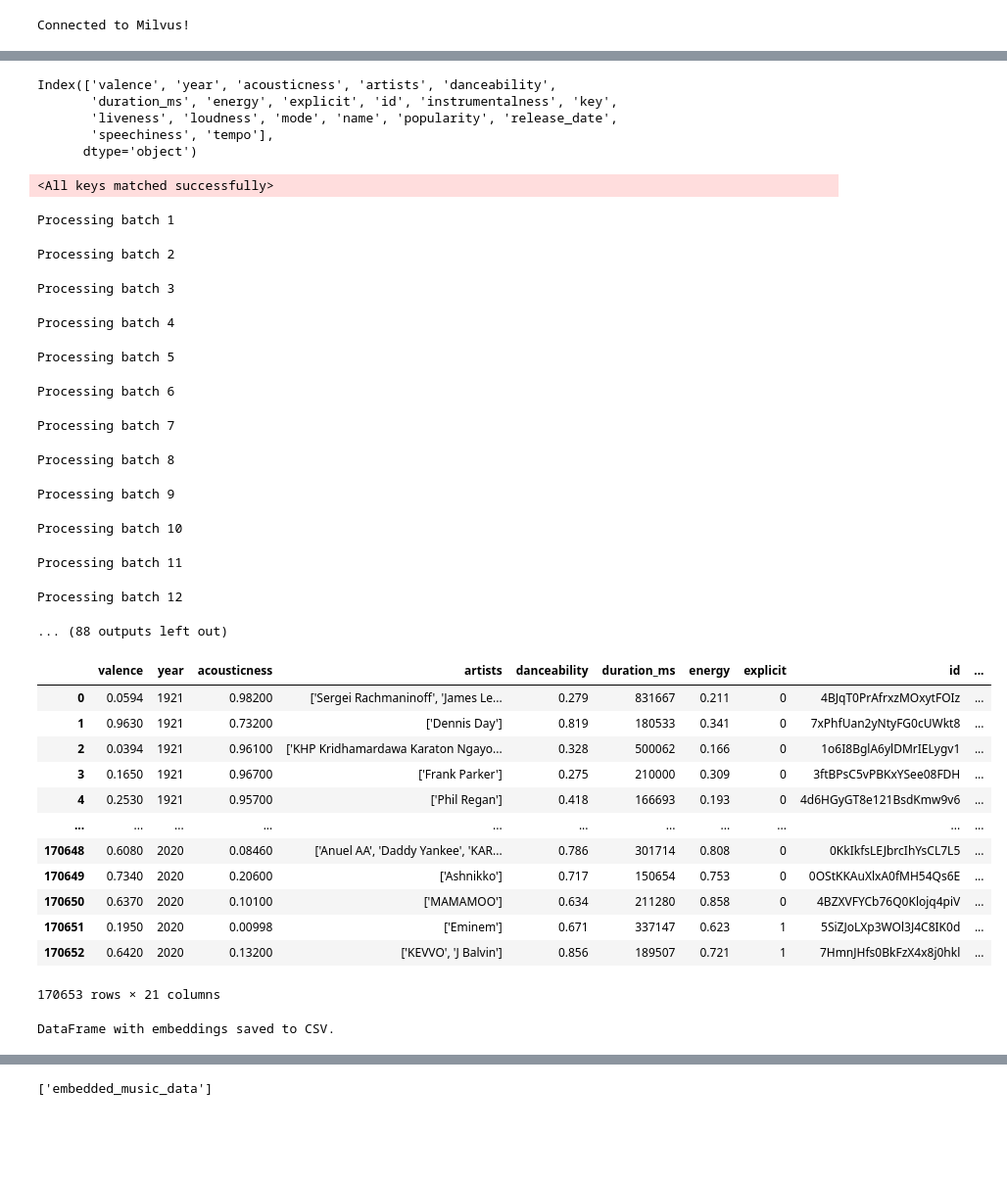
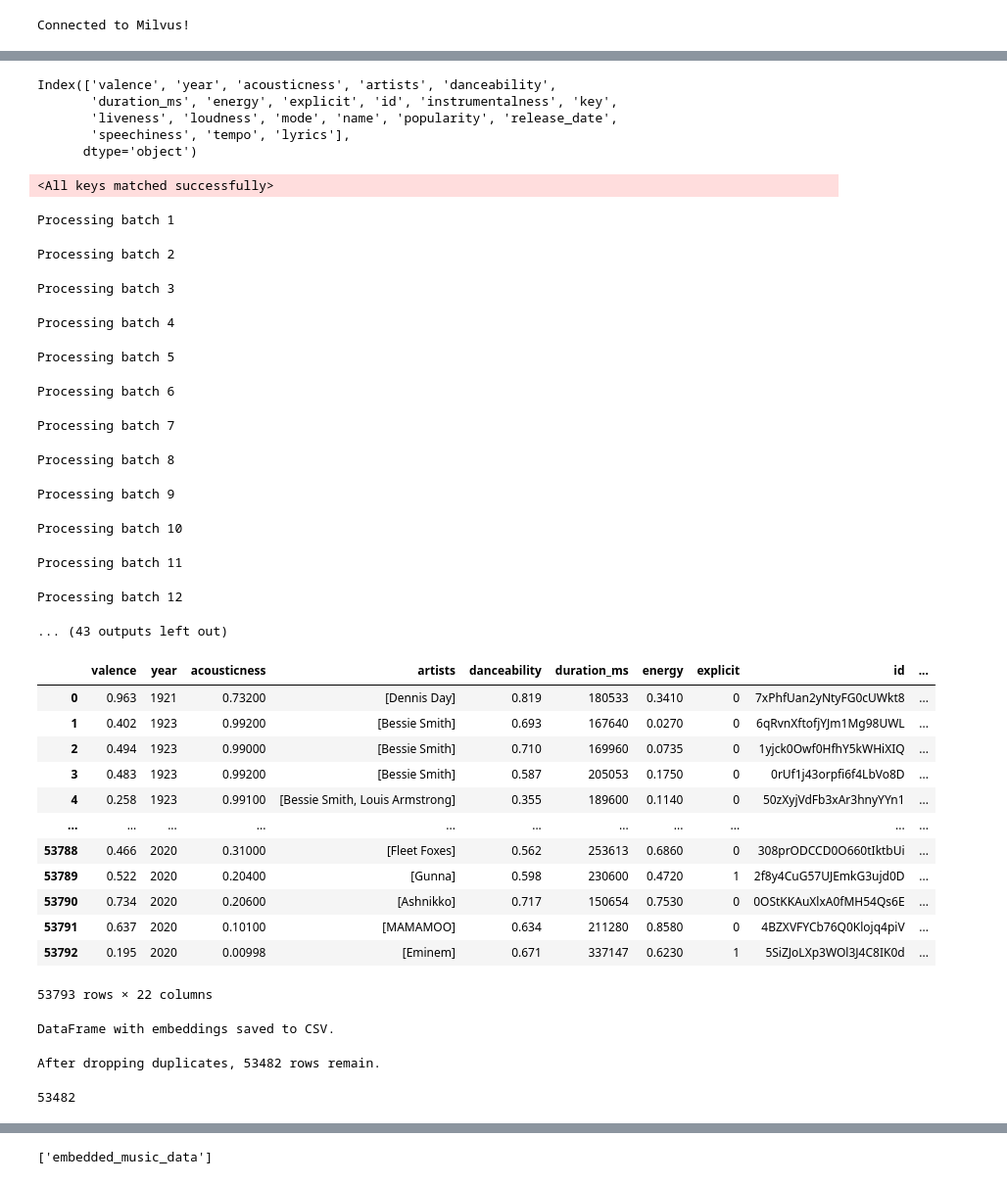
Before and after one commit to devyani-gauri/rhythmodoro, a Jupyter notebook: src/vectordb_creation.ipynb, the cells around one changed output, grey strips where cells are left out. Shown: that part at 98% size. Drawn from its saved outputs; the diff is of its cells as text; code cells hidden in the pictures; blank space fills up the shorter version.

Commit message:
added lyrics from 5m lyrics dataset

```diff
--- a/src/vectordb_creation.ipynb
+++ b/src/vectordb_creation.ipynb
@@ -34,10 +85,12 @@ Loaded dataset with 170653 rows.
+# %%
+filtered_df = filtered_df.drop(columns=['title', 'artist'])
 # %%
-df.columns
+filtered_df.columns
 # %% [output]
 Index(['valence', 'year', 'acousticness', 'artists', 'danceability',
        'duration_ms', 'energy', 'explicit', 'id', 'instrumentalness', 'key',
        'liveness', 'loudness', 'mode', 'name', 'popularity', 'release_date',
-       'speechiness', 'tempo'],
+       'speechiness', 'tempo', 'lyrics'],
       dtype='object')
 # %%
 # Splitting columns into metadata and embedding
@@ -47,7 +100,7 @@ metadata_columns = [
 ]
 
 embedding_columns = [
-    'valence', 'acousticness', 'danceability', 'energy',
+    'name', 'artists', 'valence', 'acousticness', 'danceability', 'energy',
     'instrumentalness', 'liveness', 'loudness', 'speechiness', 'tempo'
 ]
 # %%
@@ -64,18 +117,18 @@ import json
 def row_to_json(row):
     return json.dumps({col: row[col] for col in embedding_columns})
 
-df['embedding_json'] = df.apply(row_to_json, axis=1)
+filtered_df['embedding_json'] = filtered_df.apply(row_to_json, axis=1)
 
 # Batch embedding creation
 batch_size = 1000
-jsons = df['embedding_json'].tolist()
+jsons = filtered_df['embedding_json'].tolist()
 embeddings = []
 for i in range(0, len(jsons), batch_size):
     batch = jsons[i:i+batch_size]
     print(f"Processing batch {i//batch_size + 1}")
     batch_embeds = model.encode(batch, show_progress_bar=True)
     embeddings.extend(batch_embeds)
-df['embedding'] = embeddings
+filtered_df['embedding'] = embeddings
 print("Batch Nomic embeddings added to DataFrame.")
 # %% [output]
 Processing batch 1
@@ -90,21 +143,23 @@ Processing batch 9
 Processing batch 10
 Processing batch 11
 Processing batch 12
-... (88 outputs left out)
+... (43 outputs left out)
+# %%
+filtered_df['embedding'] = embeddings
 # %%
-df
+filtered_df
 # %% [output]
 |  | valence | year | acousticness | artists | danceability | duration_ms | energy | explicit | id | ... |
-| 0 | 0.0594 | 1921 | 0.98200 | ['Sergei Rachmaninoff', 'James Le... | 0.279 | 831667 | 0.211 | 0 | 4BJqT0PrAfrxzMOxytFOIz | ... |
-| 1 | 0.9630 | 1921 | 0.73200 | ['Dennis Day'] | 0.819 | 180533 | 0.341 | 0 | 7xPhfUan2yNtyFG0cUWkt8 | ... |
-| 2 | 0.0394 | 1921 | 0.96100 | ['KHP Kridhamardawa Karaton Ngayo... | 0.328 | 500062 | 0.166 | 0 | 1o6I8BglA6ylDMrIELygv1 | ... |
-| 3 | 0.1650 | 1921 | 0.96700 | ['Frank Parker'] | 0.275 | 210000 | 0.309 | 0 | 3ftBPsC5vPBKxYSee08FDH | ... |
-| 4 | 0.2530 | 1921 | 0.95700 | ['Phil Regan'] | 0.418 | 166693 | 0.193 | 0 | 4d6HGyGT8e121BsdKmw9v6 | ... |
+| 0 | 0.963 | 1921 | 0.73200 | [Dennis Day] | 0.819 | 180533 | 0.3410 | 0 | 7xPhfUan2yNtyFG0cUWkt8 | ... |
+| 1 | 0.402 | 1923 | 0.99200 | [Bessie Smith] | 0.693 | 167640 | 0.0270 | 0 | 6qRvnXftofjYJm1Mg98UWL | ... |
+| 2 | 0.494 | 1923 | 0.99000 | [Bessie Smith] | 0.710 | 169960 | 0.0735 | 0 | 1yjck0Owf0HfhY5kWHiXIQ | ... |
+| 3 | 0.483 | 1923 | 0.99200 | [Bessie Smith] | 0.587 | 205053 | 0.1750 | 0 | 0rUf1j43orpfi6f4LbVo8D | ... |
+| 4 | 0.258 | 1923 | 0.99100 | [Bessie Smith, Louis Armstrong] | 0.355 | 189600 | 0.1140 | 0 | 50zXyjVdFb3xAr3hnyYYn1 | ... |
 | ... | ... | ... | ... | ... | ... | ... | ... | ... | ... | ... |
-| 170648 | 0.6080 | 2020 | 0.08460 | ['Anuel AA', 'Daddy Yankee', 'KAR... | 0.786 | 301714 | 0.808 | 0 | 0KkIkfsLEJbrcIhYsCL7L5 | ... |
-| 170649 | 0.7340 | 2020 | 0.20600 | ['Ashnikko'] | 0.717 | 150654 | 0.753 | 0 | 0OStKKAuXlxA0fMH54Qs6E | ... |
-| 170650 | 0.6370 | 2020 | 0.10100 | ['MAMAMOO'] | 0.634 | 211280 | 0.858 | 0 | 4BZXVFYCb76Q0Klojq4piV | ... |
-| 170651 | 0.1950 | 2020 | 0.00998 | ['Eminem'] | 0.671 | 337147 | 0.623 | 1 | 5SiZJoLXp3WOl3J4C8IK0d | ... |
-| 170652 | 0.6420 | 2020 | 0.13200 | ['KEVVO', 'J Balvin'] | 0.856 | 189507 | 0.721 | 1 | 7HmnJHfs0BkFzX4x8j0hkl | ... |
+| 53788 | 0.466 | 2020 | 0.31000 | [Fleet Foxes] | 0.562 | 253613 | 0.6860 | 0 | 308prODCCD0O660tIktbUi | ... |
+| 53789 | 0.522 | 2020 | 0.20400 | [Gunna] | 0.598 | 230600 | 0.4720 | 1 | 2f8y4CuG57UJEmkG3ujd0D | ... |
+| 53790 | 0.734 | 2020 | 0.20600 | [Ashnikko] | 0.717 | 150654 | 0.7530 | 0 | 0OStKKAuXlxA0fMH54Qs6E | ... |
+| 53791 | 0.637 | 2020 | 0.10100 | [MAMAMOO] | 0.634 | 211280 | 0.8580 | 0 | 4BZXVFYCb76Q0Klojq4piV | ... |
+| 53792 | 0.195 | 2020 | 0.00998 | [Eminem] | 0.671 | 337147 | 0.6230 | 1 | 5SiZJoLXp3WOl3J4C8IK0d | ... |
-170653 rows × 21 columns
+53793 rows × 22 columns
 # %%
@@ -114,6 +169,15 @@ print("DataFrame with embeddings saved to CSV.")
 DataFrame with embeddings saved to CSV.
 # %%
 embedded_music_data = pd.read_csv('/Users/devyanigauri/Documents/GitHub/rhythmodoro/src/spotify_dataset_with_embeddings.csv')
+# %%
+embedded_music_data = embedded_music_data.drop_duplicates(subset=['id'], inplace=False)
+print(f"After dropping duplicates, {len(embedded_music_data)} rows remain.")
+# %% [output]
+After dropping duplicates, 53482 rows remain.
+# %%
+len(embedded_music_data)
+# %% [output]
+53482
 # %%
 embedded_music_data[:1]['embedding'].values[0]
 # %% [output]
```
Also changed, not shown: parts of 13 cells of this notebook, 1 other file.
